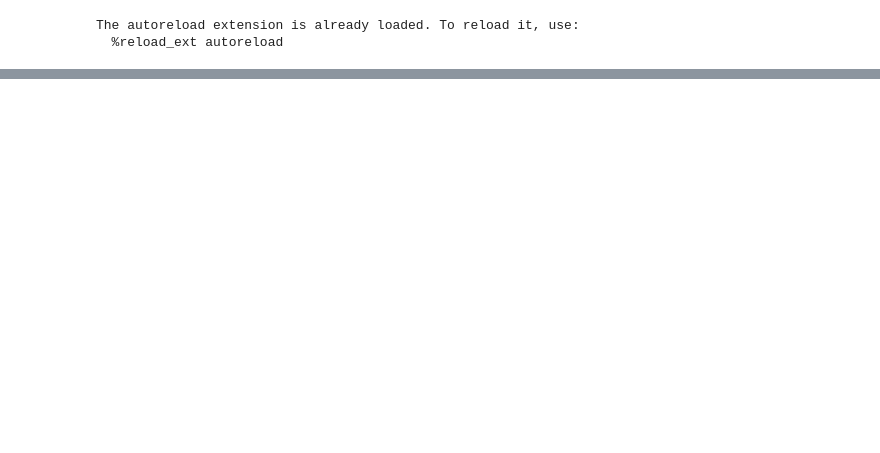
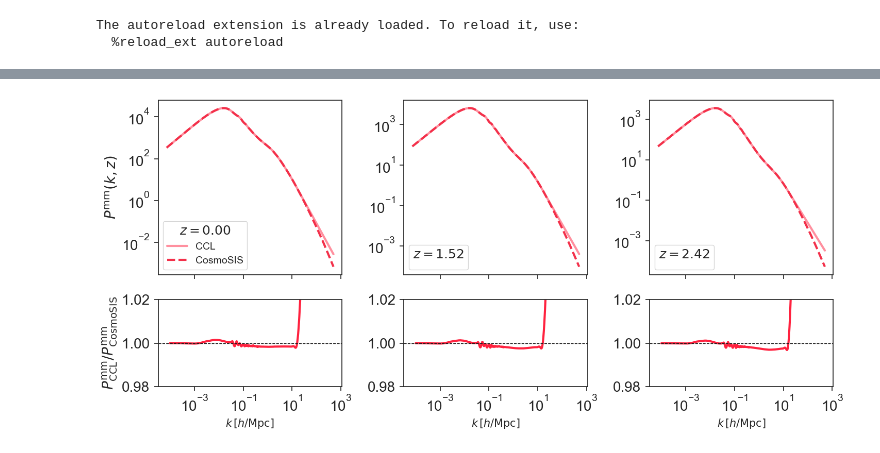
Before and after one commit to cosmosis-developers/cosmosis-standard-library, a Jupyter notebook: examples/datavector_Y3.ipynb, the cells around one changed output, grey strips where cells are left out. Cells and saved outputs as stored; diff of their text form; code cells hidden in the pictures; blank space fills up the shorter version.

Commit message:
fix magn ccl vs cosmosis

```diff
--- a/examples/datavector_Y3.ipynb
+++ b/examples/datavector_Y3.ipynb
@@ -16,0 +52,28 @@ The autoreload extension is already loaded. To reload it, use:
+# %%
+pk_nl_cosmosis = np.genfromtxt('../output/des-y3/matter_power_nl/p_k.txt')
+k_cosmosis = np.genfromtxt('../output/des-y3/matter_power_nl/k_h.txt')
+z_cosmosis = np.genfromtxt('../output/des-y3/matter_power_nl/z.txt')
+pk_nl_ccl = np.genfromtxt('../output/des-y3-testing/matter_power_nl/p_k.txt')
+k_ccl = np.genfromtxt('../output/des-y3-testing/matter_power_nl/k_h.txt')
+z_ccl = np.genfromtxt('../output/des-y3-testing/matter_power_nl/z.txt')
+# %%
+from scipy import interpolate
+
+z_indices = [0, 75, 120]
+fig, ax = plt.subplots(2, 3, figsize=(15, 7), facecolor='w', gridspec_kw={'height_ratios':[2,1] }, sharex=True)
+for i in range(len(z_indices)):
+    ax[0][i].loglog(k_ccl, pk_nl_ccl[z_indices[i]], color="#FF909F", label='CCL' if i == 0 else '')
+    ax[0][i].loglog(k_cosmosis, pk_nl_cosmosis[z_indices[i]], color="#F3304A", linestyle='--', label='CosmoSIS' if i == 0 else '')
+    ax[0][i].legend(title=f'$z={z_ccl[z_indices[i]]:.2f}$', loc='lower left', frameon=True, title_fontsize=18)
+    interp_cosmosis = interpolate.interp1d(k_cosmosis, pk_nl_cosmosis[z_indices[i]], kind='cubic')
+    ax[1][i].plot(k_ccl, pk_nl_ccl[z_indices[i]]/interp_cosmosis(k_ccl), color='#FF223F')
+    ax[1][i].axhline(y=1.0, color='k', linestyle='--', linewidth=1)
+    ax[1][i].set_xlabel(r'$k\, [h/\rm Mpc]$', fontsize=15)
+    ax[1][i].set_ylim(0.98, 1.02)
+
+
+ax[0][0].set_ylabel("$P^{\\rm mm}(k, z)$")
+ax[1][0].set_ylabel("$P^{\\rm mm}_{\\rm CCL}/P_{\\rm CosmoSIS}^{\\rm mm}$")
+plt.tight_layout()
+# %% [output]
+[figure, added]
```
Also changed, not shown: parts of 7 cells of this notebook, 15 other files.
